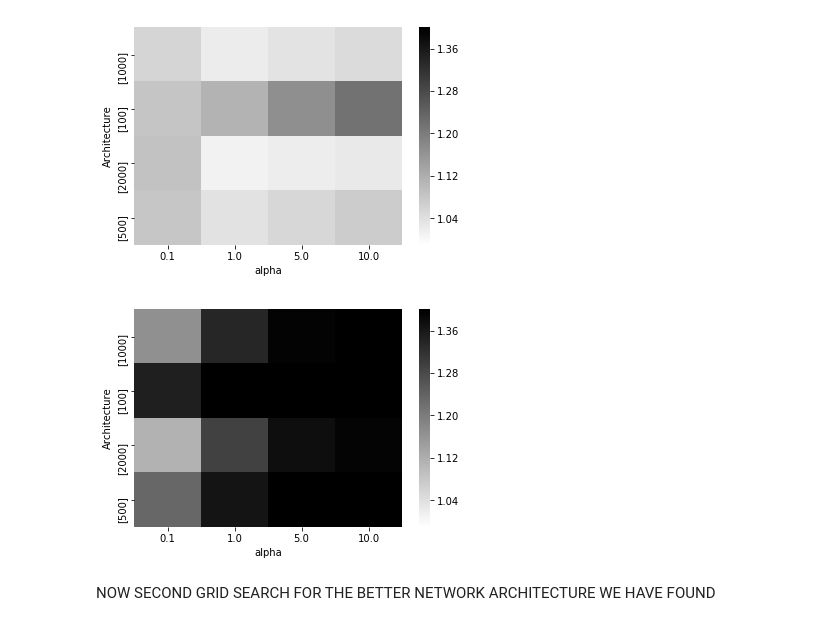
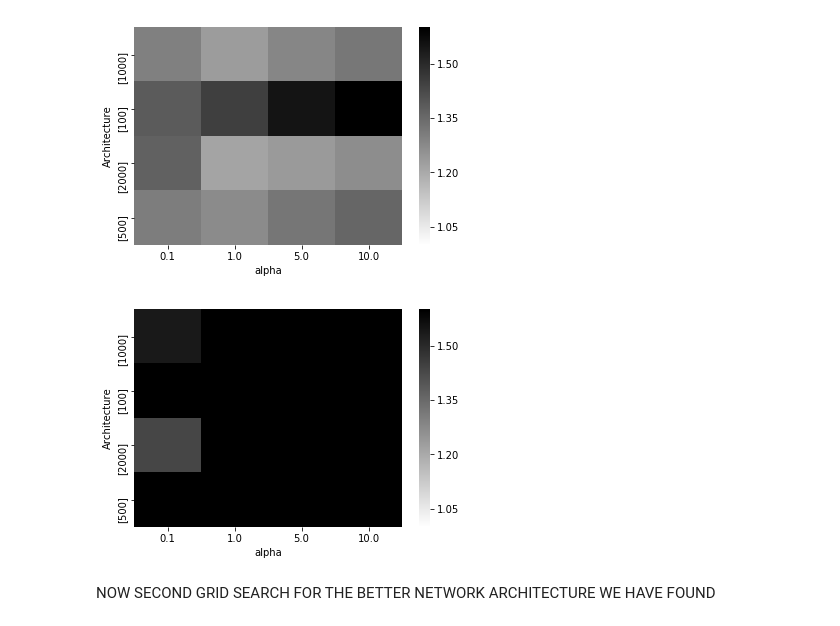
Before and after one commit to MarioBonse/MachineLearningProject, a Jupyter notebook: src/ELMGridsearchAndResults.ipynb, the cells around one changed output. Cells and saved outputs as stored; diff of their text form; code cells hidden in the pictures.

```diff
--- a/src/ELMGridsearchAndResults.ipynb
+++ b/src/ELMGridsearchAndResults.ipynb
@@ -47,17 +47,17 @@ Time: 1.88
 # %%
 df = pd.read_csv("../result/EMLHeatMap.csv")
 df = df.loc[df["Activation Function"] == "relu"]
 df = df.pivot("Architecture", "alpha", "mean Validation Error")
-ax = sns.heatmap(df, cmap="binary", vmin=0.99, vmax = 1.4)
+ax = sns.heatmap(df, cmap="binary", vmin=1, vmax = 1.6)
 # %% [output]
-[figure, old version]
+[figure, new version]
 # %%
 df = pd.read_csv("../result/EMLHeatMap.csv")
 df = df.loc[df["Activation Function"] == "sigmoid"]
 df = df.pivot("Architecture", "alpha", "mean Validation Error")
-ax = sns.heatmap(df, cmap="binary", vmin=0.99, vmax = 1.4)
+ax = sns.heatmap(df, cmap="binary", vmin=1, vmax = 1.6)
 # %% [output]
-[figure, old version]
+[figure, new version]
 # %% [markdown]
 NOW SECOND GRID SEARCH FOR THE BETTER NETWORK ARCHITECTURE WE HAVE FOUND
 # %%
```
Also changed, not shown: parts of 4 cells of this notebook, 30 other files.
